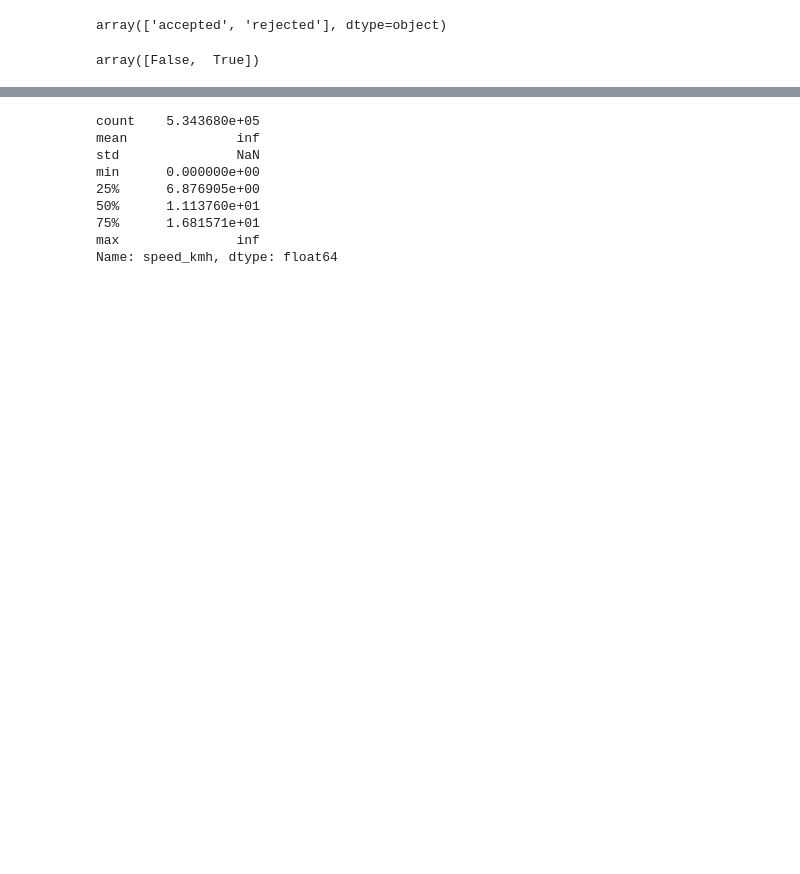
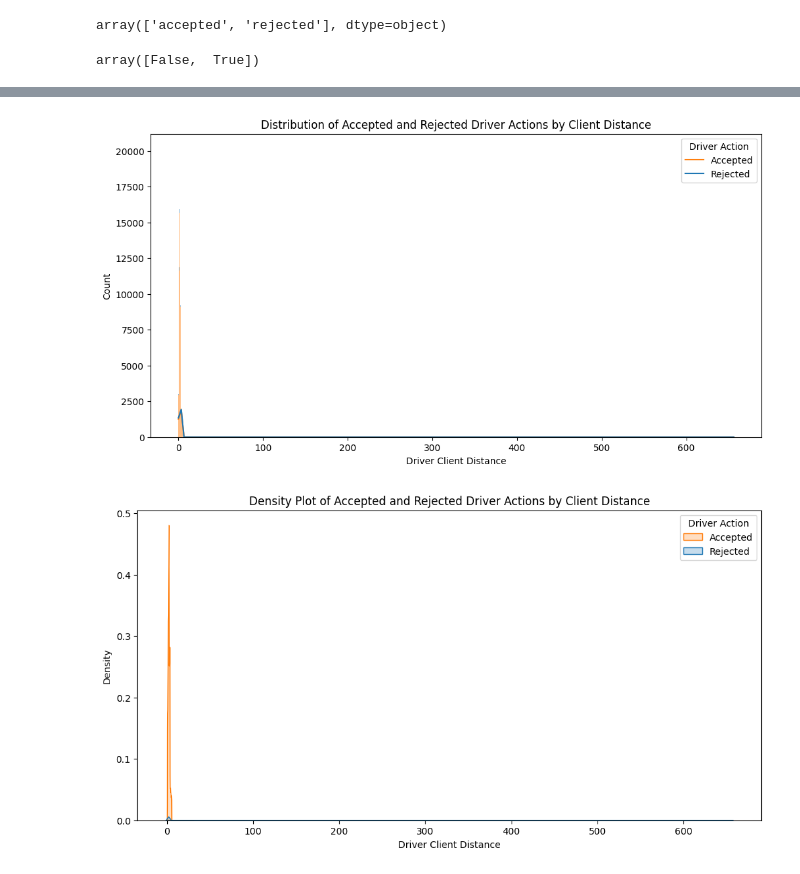
Before and after one commit to nyutu-grace/Logistic_optimization, a Jupyter notebook: notebooks/eda.ipynb, the cells around one changed output, grey strips where cells are left out. Drawn from its saved outputs; the diff is of its cells as text; code cells hidden in the pictures; blank space fills up the shorter version.

```diff
--- a/notebooks/eda.ipynb
+++ b/notebooks/eda.ipynb
@@ -121,3 +251,28 @@ merged_df.head()
+# %%
+# Plotting
+plt.figure(figsize=(12, 6))
+
+# Histogram
+sns.histplot(data=merged_df, x='driver_clientdistance', hue='driver_action', multiple='stack', kde=True)
+plt.title('Distribution of Accepted and Rejected Driver Actions by Client Distance')
+plt.xlabel('Driver Client Distance')
+plt.ylabel('Count')
+plt.legend(title='Driver Action', labels=['Accepted', 'Rejected'])
+
+plt.show()
+
+# Density Plot
+plt.figure(figsize=(12, 6))
+sns.kdeplot(data=merged_df, x='driver_clientdistance', hue='driver_action', fill=True)
+plt.title('Density Plot of Accepted and Rejected Driver Actions by Client Distance')
+plt.xlabel('Driver Client Distance')
+plt.ylabel('Density')
+plt.legend(title='Driver Action', labels=['Accepted', 'Rejected'])
+
+plt.show()
+# %% [output]
+[figure, added]
+[figure, added]
 # %%
 import os
 from dotenv import load_dotenv
@@ -136,12 +287,0 @@ def get_weather(lat, lng, datetime):
-# %%
-completed_df['speed_kmh'].describe()
-# %% [output]
-count    5.343680e+05
-mean              inf
-std               NaN
-min      0.000000e+00
-25%      6.876905e+00
-50%      1.113760e+01
-75%      1.681571e+01
-max               inf
-Name: speed_kmh, dtype: float64
```
Also changed, not shown: parts of 21 cells of this notebook, 1 other file.
